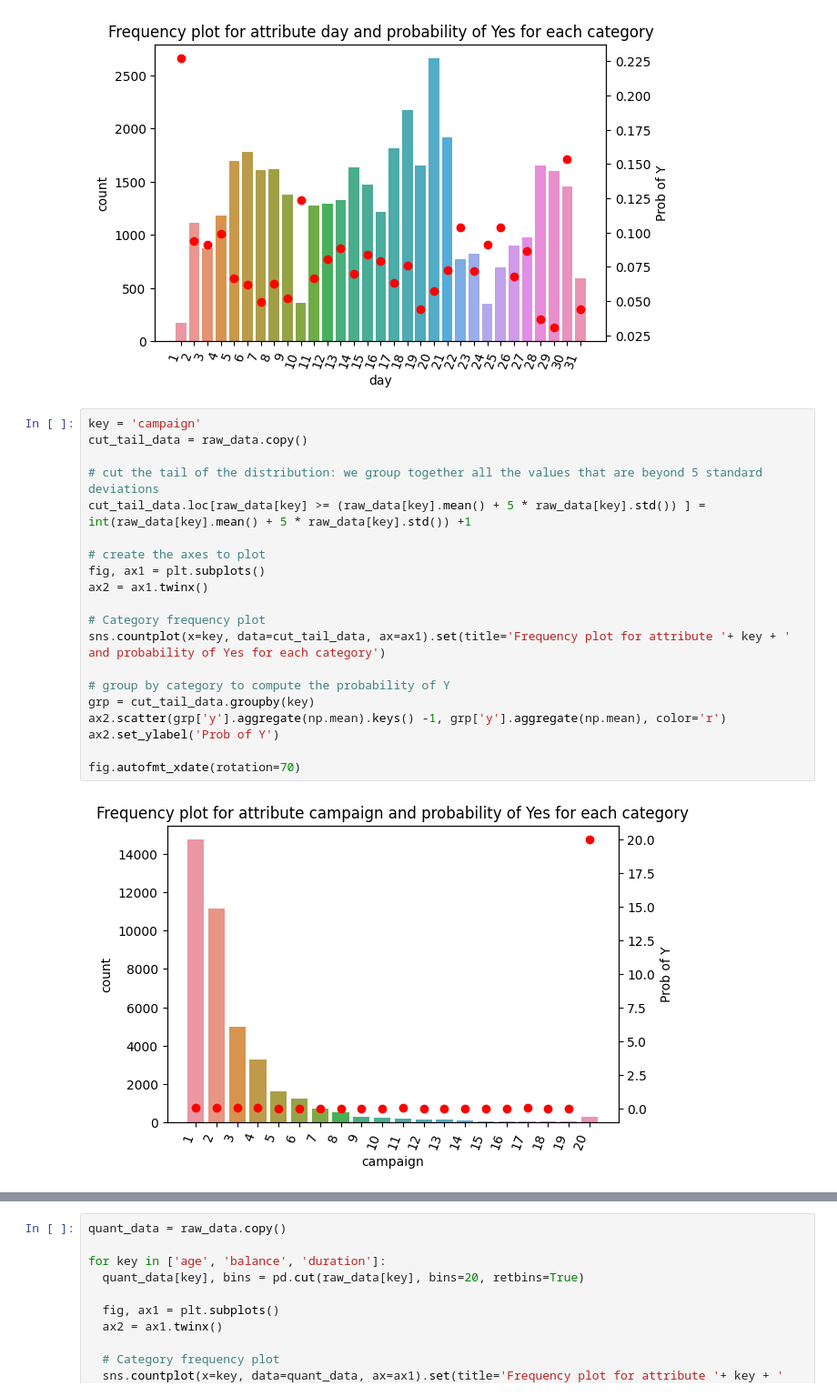
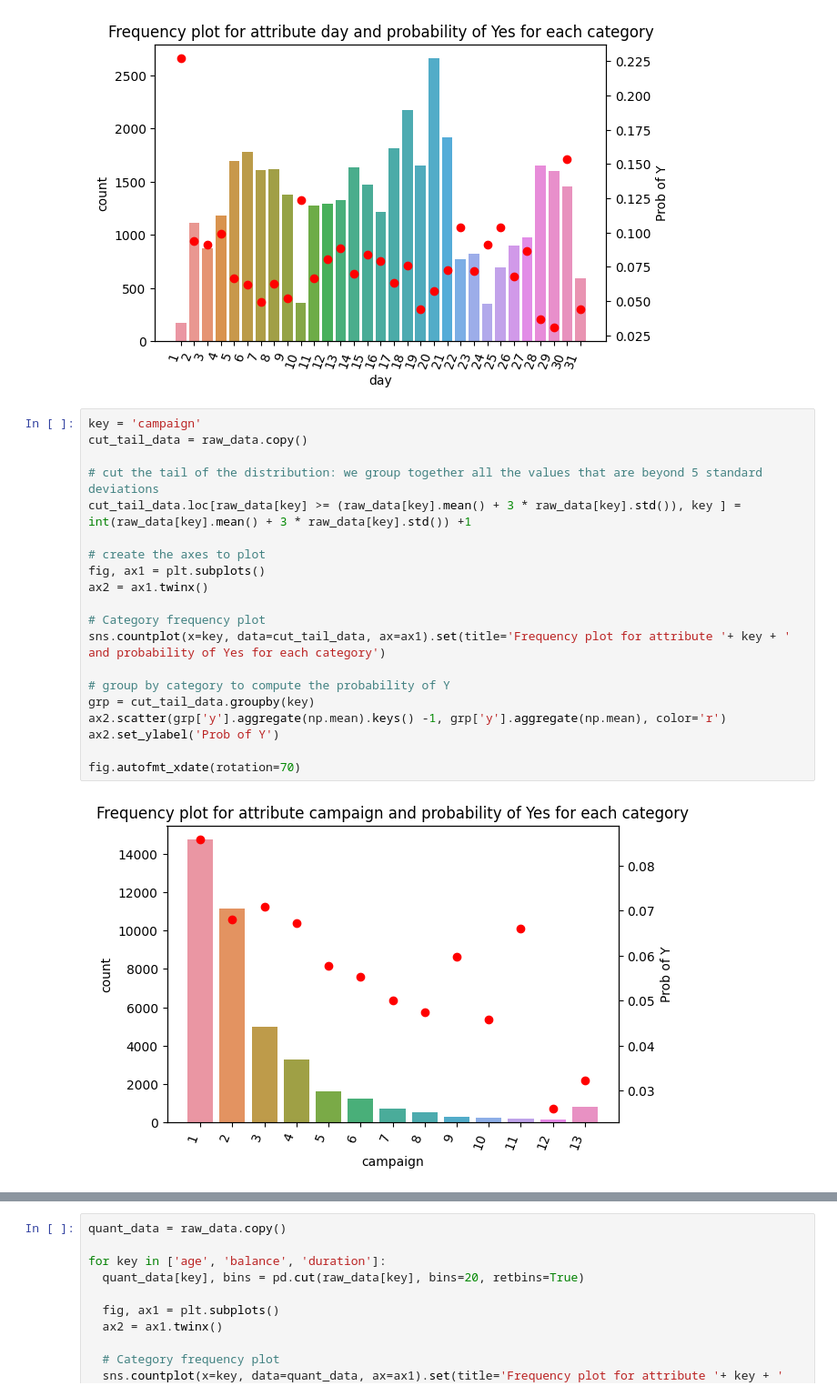
Before and after one commit to Ilvecho/Term-Deposit-Marketing, a Jupyter notebook: P2_notebook.ipynb, the cells around one changed output, grey strips where cells are left out. Shown at 91% size. Saved outputs shown, nothing was run; the diff lists cells and outputs as text.

Commit message:
Exploratory Data analysis conclusions

```diff
--- a/P2_notebook.ipynb
+++ b/P2_notebook.ipynb
@@ -264,22 +269,22 @@ fig.autofmt_xdate(rotation=70)
 # %%
 key = 'campaign'
 cut_tail_data = raw_data.copy()
 
 # cut the tail of the distribution: we group together all the values that are beyond 5 standard deviations
-cut_tail_data.loc[raw_data[key] >= (raw_data[key].mean() + 5 * raw_data[key].std()) ] = int(raw_data[key].mean() + 5 * raw_data[key].std()) +1
+cut_tail_data.loc[raw_data[key] >= (raw_data[key].mean() + 3 * raw_data[key].std()), key ] = int(raw_data[key].mean() + 3 * raw_data[key].std()) +1
 
 # create the axes to plot
 fig, ax1 = plt.subplots()
 ax2 = ax1.twinx()
 
 # Category frequency plot
 sns.countplot(x=key, data=cut_tail_data, ax=ax1).set(title='Frequency plot for attribute '+ key + ' and probability of Yes for each category')
 
 # group by category to compute the probability of Y
 grp = cut_tail_data.groupby(key)
 ax2.scatter(grp['y'].aggregate(np.mean).keys() -1, grp['y'].aggregate(np.mean), color='r')
 ax2.set_ylabel('Prob of Y')
 
 fig.autofmt_xdate(rotation=70)
 # %% [output]
-[figure, old version]
+[figure, new version]
```
Also changed, not shown: parts of 17 cells of this notebook.
